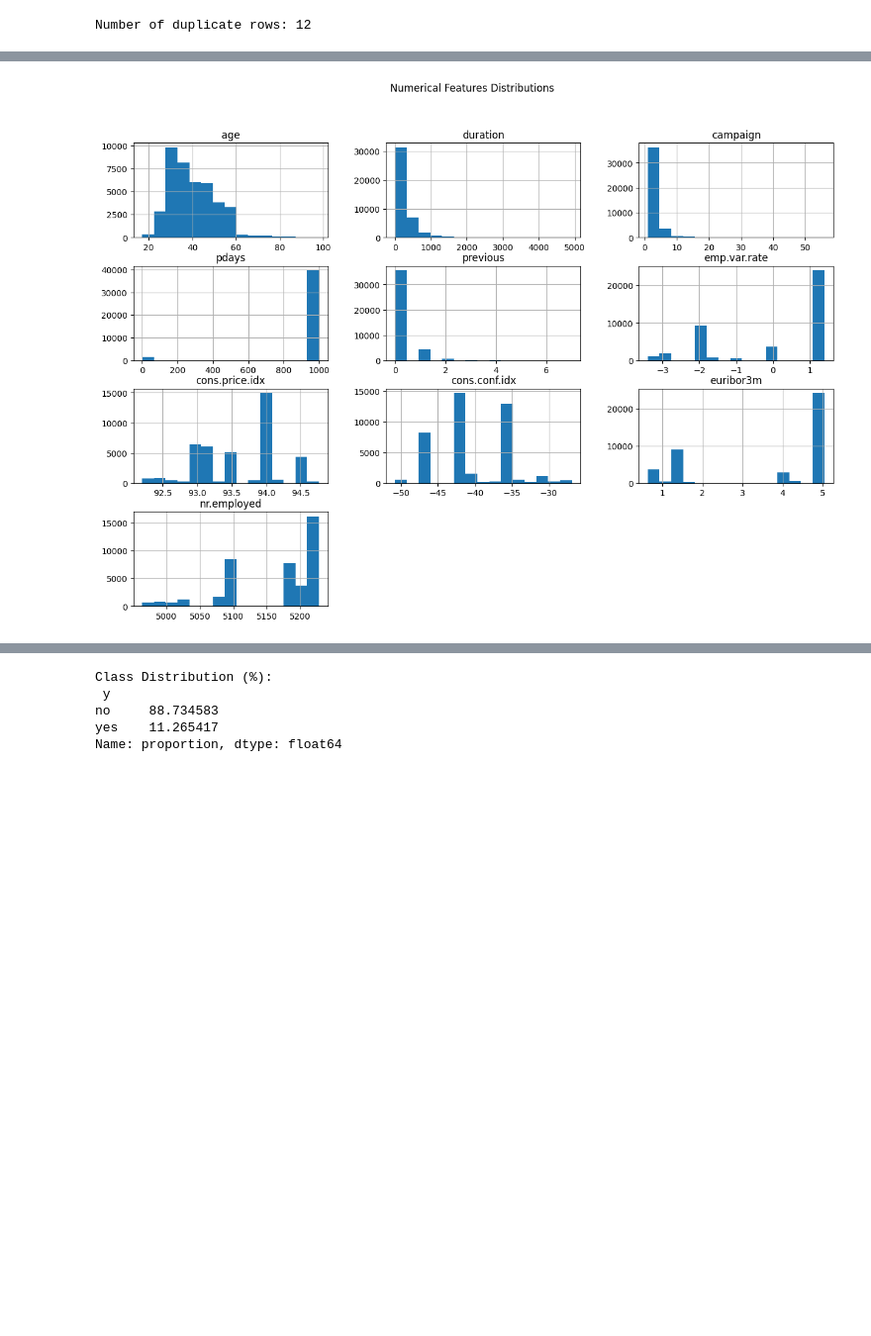
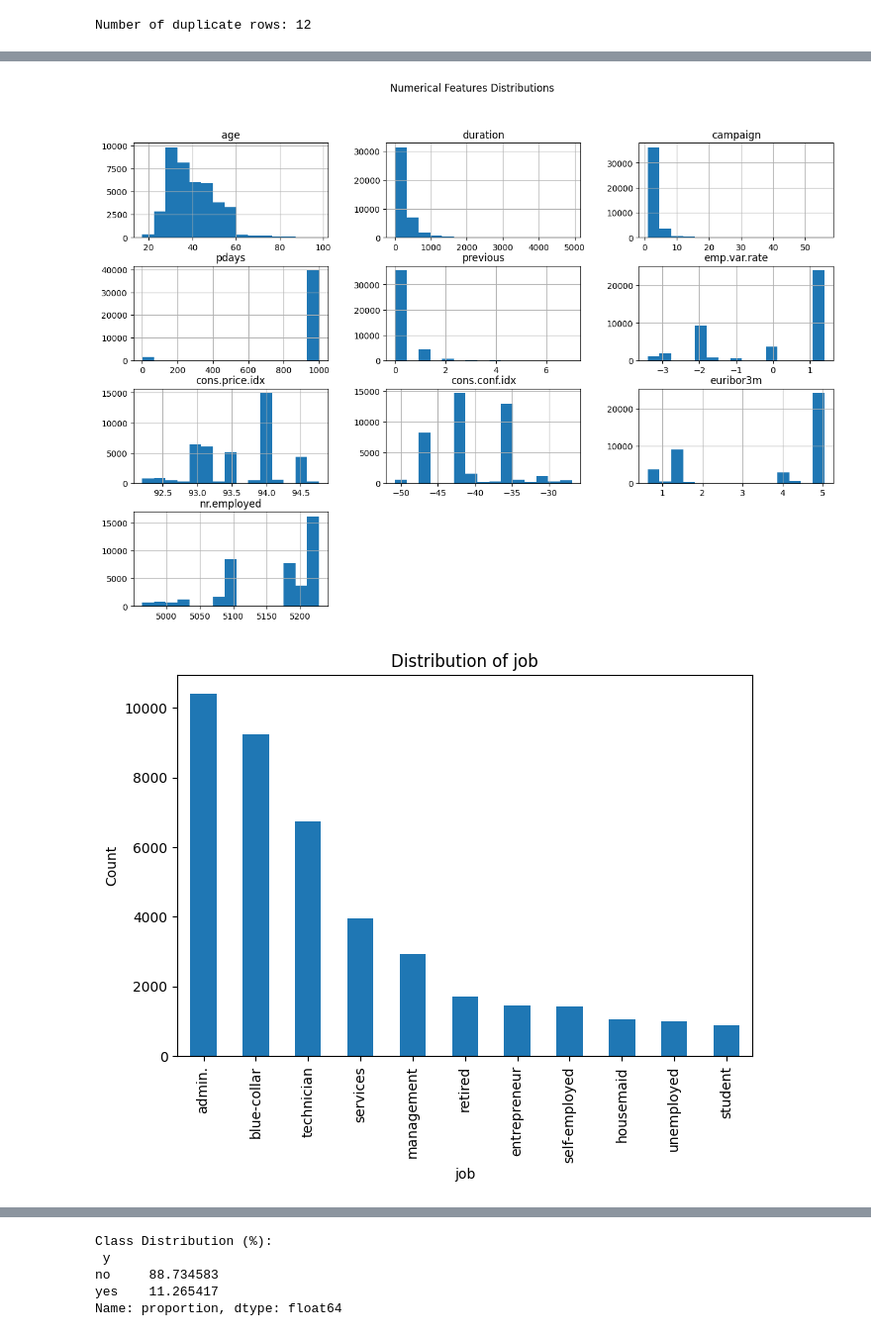
Before and after one commit to daham-13/CM2604-Coursework, a Jupyter notebook: CM2604_Coursework_2330906.ipynb, the cells around one changed output, grey strips where cells are left out. Shown at 99% size. Saved outputs shown, nothing was run; the diff lists cells and outputs as text; code cells hidden in the pictures; blank space fills up the shorter version.

```diff
--- a/CM2604_Coursework_2330906.ipynb
+++ b/CM2604_Coursework_2330906.ipynb
@@ -209,8 +193 @@ plt.show()
 [figure]
-# %%
-#Identifying Outliers
-
-for col in numerical_columns:
-  sns.boxplot(data=data, x=col)
-  plt.title(f"Boxplot of {col}")
-  plt.show()
@@ -228,9 +194,15 @@ for col in numerical_columns:
 # %%
-#Visualize Feature Distributions
-
-# Histogram for numerical columns
+# Plot histogram for numerical columns
 data[numerical_columns].hist(bins=15, figsize=(15, 10))
 plt.suptitle("Numerical Features Distributions")
 plt.show()
+
+# Plot bar plots for categorical columns
+for col in categorical_columns:
+    data[col].value_counts().plot(kind='bar', figsize=(7.5, 5), title=f"Distribution of {col}")
+    plt.xlabel(col)
+    plt.ylabel("Count")
+    plt.show()
 # %% [output]
 [figure]
+[figure, added]
```
Also changed, not shown: parts of 31 cells of this notebook.
